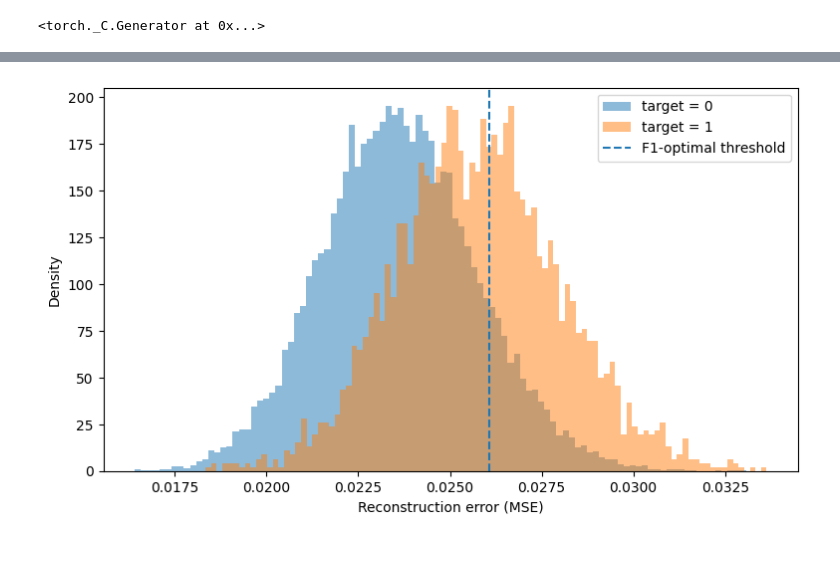
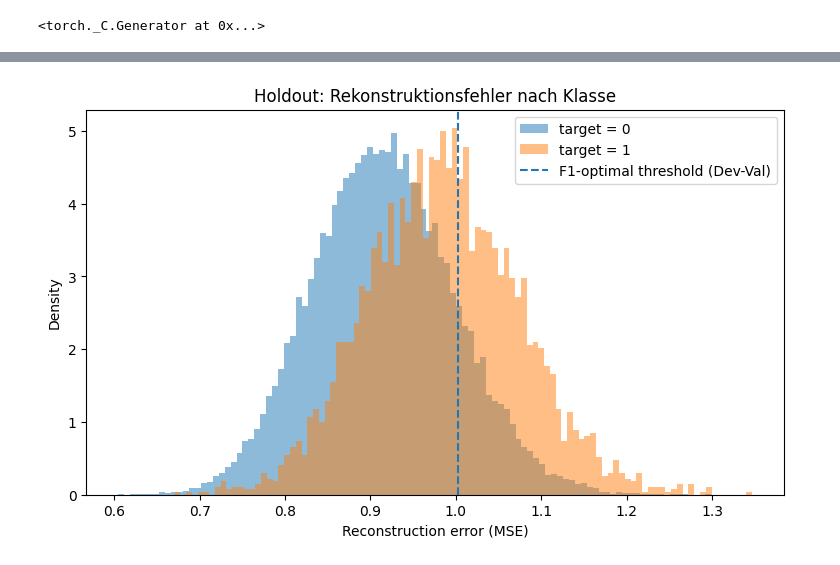
Before and after one commit to Cypshu/ADA_Project, a Jupyter notebook: Tim/autoencoder.ipynb, the cells around one changed output, grey strips where cells are left out. Cells and saved outputs as stored; diff of their text form; code cells hidden in the pictures.

```diff
--- a/Tim/autoencoder.ipynb
+++ b/Tim/autoencoder.ipynb
@@ -187,23 +169,25 @@ Test target 1: 3014
 # %%
 class MyAutoencoder(nn.Module):
-    def __init__(self, input_dim, lat_space_dim):
+    def __init__(self, input_dim, lat_space_dim, dropout=0.15, leaky_slope=0.2):
         super().__init__()
 
+        # Einzelne Zwischenschicht statt drei Kompressionsstufen: bei
+        # 200 praktisch unkorrelierten Features (siehe EDA, alle |r| < 0.05)
+        # gibt es keine Redundanz, die eine tiefere Kaskade ausnutzen könnte.
+        hidden_dim = int(round((input_dim + lat_space_dim) / 2))
+
         self.encoder = nn.Sequential(
-            nn.Linear(input_dim, 128),
-            nn.LeakyReLU(0.4),
-            nn.Linear(128, 64),
-            nn.LeakyReLU(0.4),
-            nn.Linear(64, lat_space_dim)  # latent space
+            nn.Linear(input_dim, hidden_dim),
+            nn.LeakyReLU(leaky_slope),
+            nn.Dropout(dropout),
+            nn.Linear(hidden_dim, lat_space_dim)  # latent space
         )
 
         self.decoder = nn.Sequential(
-            nn.Linear(lat_space_dim, 64),
-            nn.LeakyReLU(0.4),
-            nn.Linear(64, 128),
-            nn.LeakyReLU(0.4),
-            nn.Linear(128, input_dim)  # roher Regressionsoutput
-
+            nn.Linear(lat_space_dim, hidden_dim),
+            nn.LeakyReLU(leaky_slope),
+            nn.Dropout(dropout),
+            nn.Linear(hidden_dim, input_dim)  # roher Regressionsoutput
         )
 
     def forward(self, x):
@@ -636,32 +691,33 @@ True Positives:  1329
 # %%
 plt.figure(figsize=(9, 5))
 
 plt.hist(
-    test_error_target_0,
+    holdout_error_target_0,
     bins=100,
     density=True,
     alpha=0.5,
     label="target = 0"
 )
 
 plt.hist(
-    test_error_target_1,
+    holdout_error_target_1,
     bins=100,
     density=True,
     alpha=0.5,
     label="target = 1"
 )
 
 plt.axvline(
     threshold,
     linestyle="--",
-    label="F1-optimal threshold"
+    label="F1-optimal threshold (Dev-Val)"
 )
 
 plt.xlabel("Reconstruction error (MSE)")
 plt.ylabel("Density")
+plt.title("Holdout: Rekonstruktionsfehler nach Klasse")
 plt.legend()
 
 plt.show()
 # %% [output]
-[figure, old version]
+[figure, new version]
```
Also changed, not shown: parts of 6 cells of this notebook, 1 other file.
